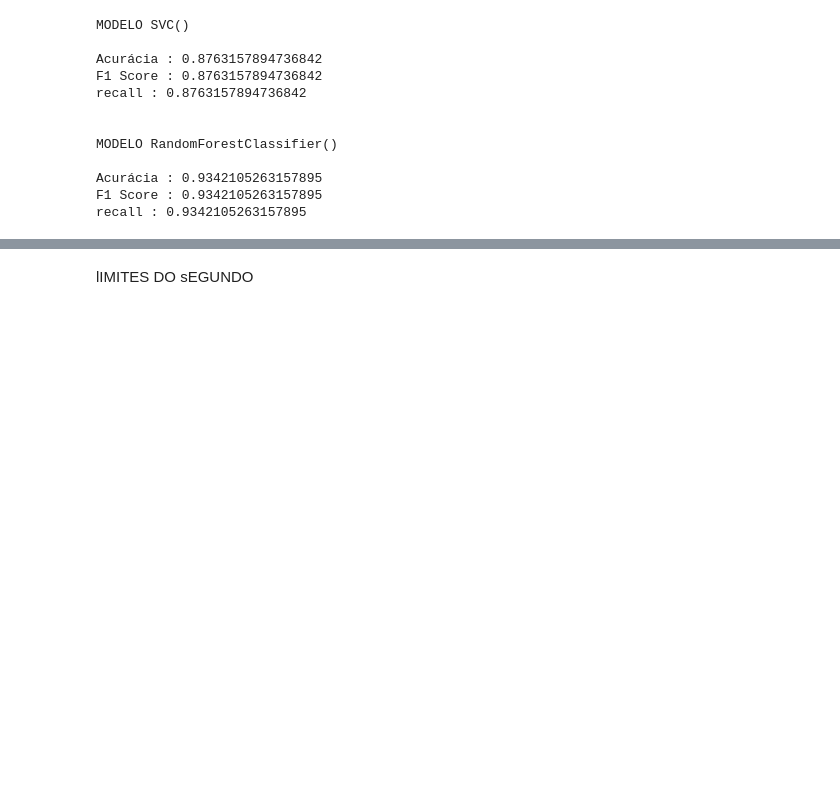
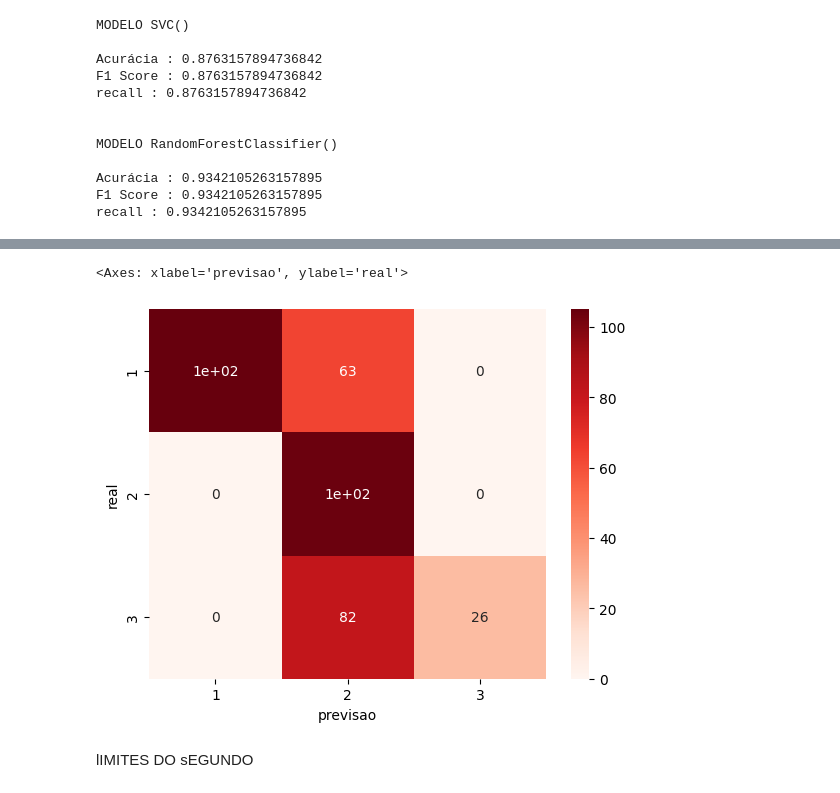
Before and after one commit to vbddinho/puc_minas_machine, a Jupyter notebook: 3-machineLearning.ipynb, the cells around one changed output, grey strips where cells are left out. Cells and saved outputs as stored; diff of their text form; code cells hidden in the pictures; blank space fills up the shorter version.

```diff
--- a/3-machineLearning.ipynb
+++ b/3-machineLearning.ipynb
@@ -292,0 +282,4 @@ plt.tight_layout()
+# %%
+df=pd.DataFrame({'real': label_aux, 'previsao':pred, 'partida_id':features_aux['partida_id']})
+
+print(df)
@@ -293,3 +301,13 @@ plt.tight_layout()
+# %%
+#confusion Matrix
+df=pd.DataFrame(df,columns=['real','previsao' ])
+
+cf_matrix=pd.crosstab(df['real'], df['previsao'], rownames=['real'] , colnames=['previsao'])
+
+sns.heatmap(cf_matrix, annot=True, cmap='Reds')
+# %% [output]
+<Axes: xlabel='previsao', ylabel='real'>
+[figure, added]
 # %% [markdown]
 lIMITES DO sEGUNDO
 # %%
```
Also changed, not shown: parts of 8 cells of this notebook.
